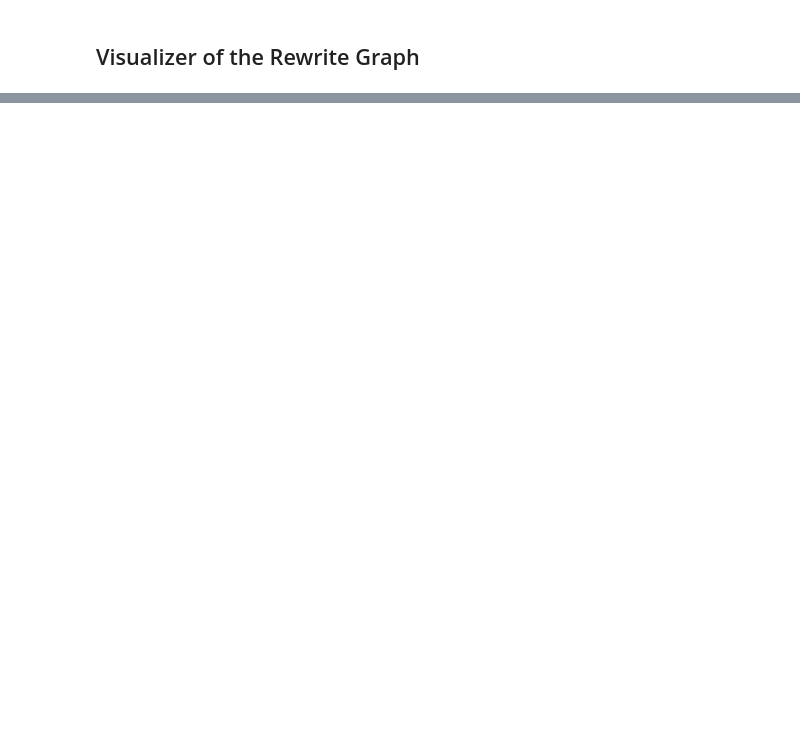
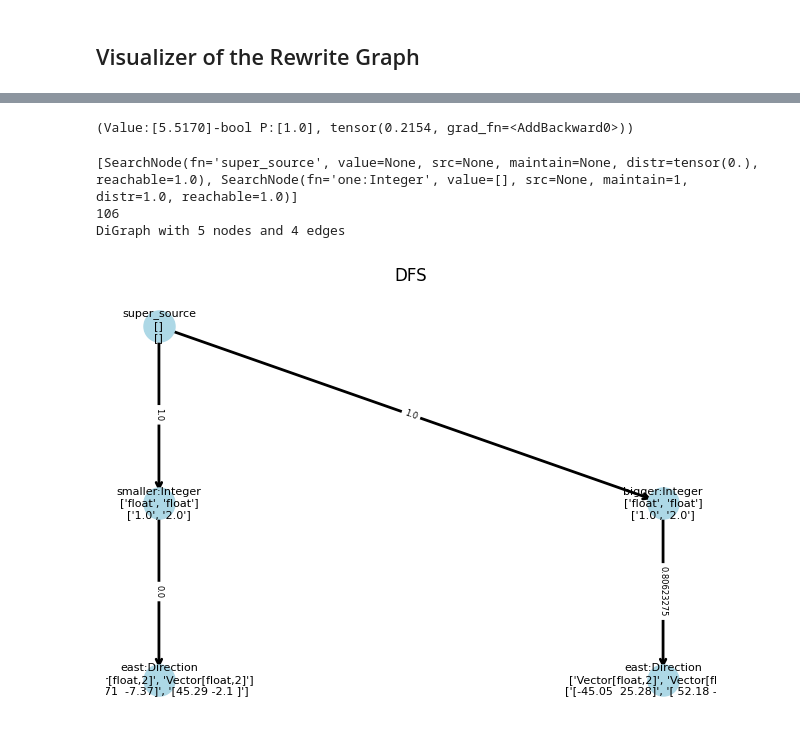
Before and after one commit to ZongjingLi/MetaLearner, a Jupyter notebook: debug_graph.ipynb, the cells around one changed output, grey strips where cells are left out. Cells and saved outputs as stored; diff of their text form; code cells hidden in the pictures; blank space fills up the shorter version.

```diff
--- a/debug_graph.ipynb
+++ b/debug_graph.ipynb
@@ -121,0 +482,18 @@ visualizer = RewriteVisualizer(model.executor)
+# %%
+
+optim = torch.optim.Adam(executor.parameters(), lr = 1e-2)
+executor.supressed = 1
+for epoch in range(30):
+    out, inherent_loss = executor.evaluate(query, {})
+    loss = 0.
+    loss = torch.nn.functional.binary_cross_entropy(torch.sigmoid(out.value), torch.tensor(1.))
+    loss += inherent_loss
+
+    loss.backward()
+    optim.step()
+
+out = executor.evaluate(query, {})
+
+print(out)
+# %% [output]
+(Value:[5.5170]-bool P:[1.0], tensor(0.2154, grad_fn=<AddBackward0>))
@@ -121,0 +526,39 @@ visualizer = RewriteVisualizer(model.executor)
+# %%
+import matplotlib.pyplot as plt
+import networkx as nx
+def visualize_graph(graph: nx.DiGraph):
+
+    #pos = nx.shell_layout(graph)
+    pos = nx.spring_layout(graph, seed=42, iterations=50, weight='weight', k=0.3)
+    pos = nx.kamada_kawai_layout(graph, scale=2)
+    pos = tree_layout(graph)
+
+    nx.draw_networkx_nodes(graph, pos, node_size=500, node_color='lightblue')
+
+
+    labels = nx.get_node_attributes(graph, 'label')
+    nx.draw_networkx_labels(graph, pos, labels, font_size=8)
+
+
+    nx.draw_networkx_edges(graph, pos, edgelist=graph.edges(), arrowstyle='->', width=2)
+    edge_weights = nx.get_edge_attributes(graph, 'weight')
+    nx.draw_networkx_edge_labels(graph, pos, edge_labels=edge_weights, font_size=6)
+
+    plt.title("DFS")
+    plt.axis('off')
+    plt.tight_layout()
+    plt.show()
+# %%
+trees = executor.storage.query_trees
+
+print(trees[0][2])
+print(len(trees))
+graph = executor.storage.create_graph(trees[-1][2])
+
+print(graph)
+visualize_graph(graph)
+# %% [output]
+[SearchNode(fn='super_source', value=None, src=None, maintain=None, distr=tensor(0.), reachable=1.0), SearchNode(fn='one:Integer', value=[], src=None, maintain=1, distr=1.0, reachable=1.0)]
+106
+DiGraph with 5 nodes and 4 edges
+[figure, added]
```
Also changed, not shown: parts of 8 cells of this notebook, 20 other files.
